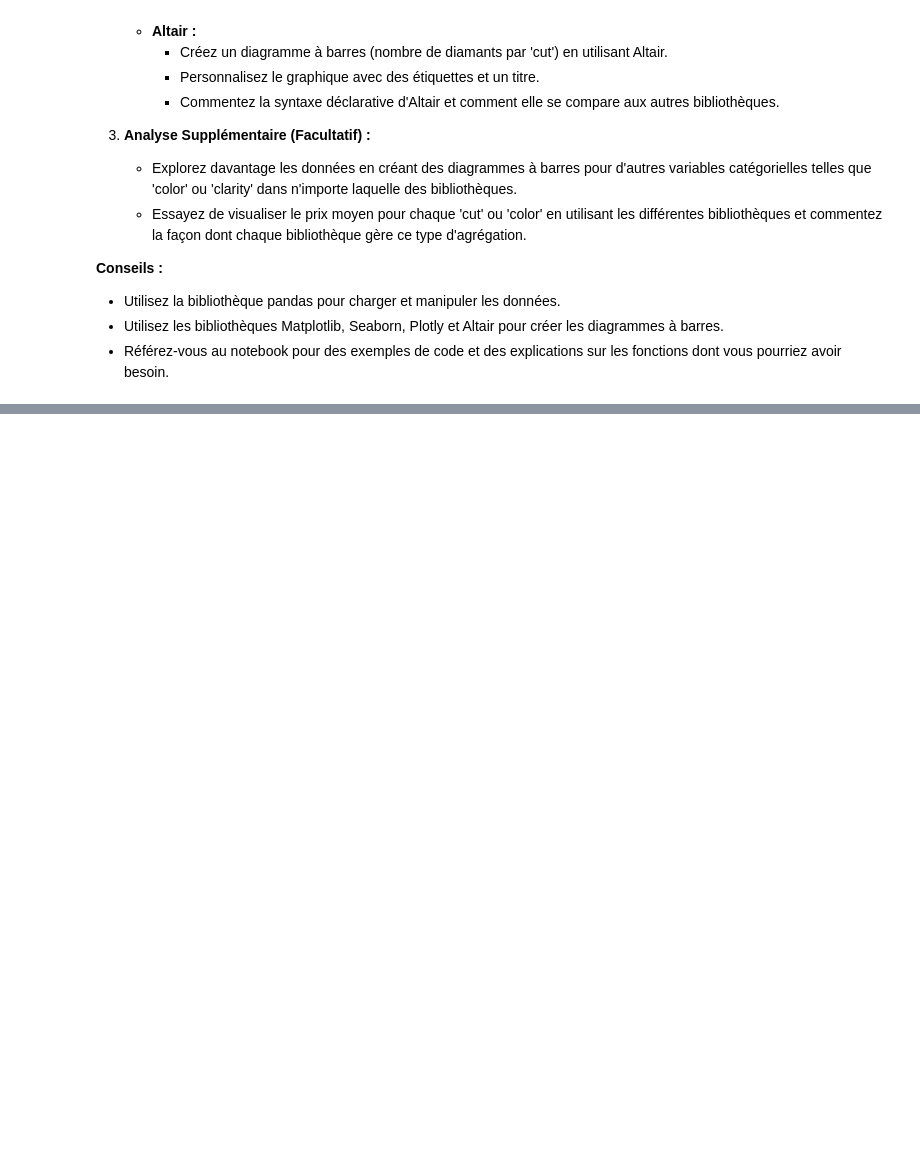
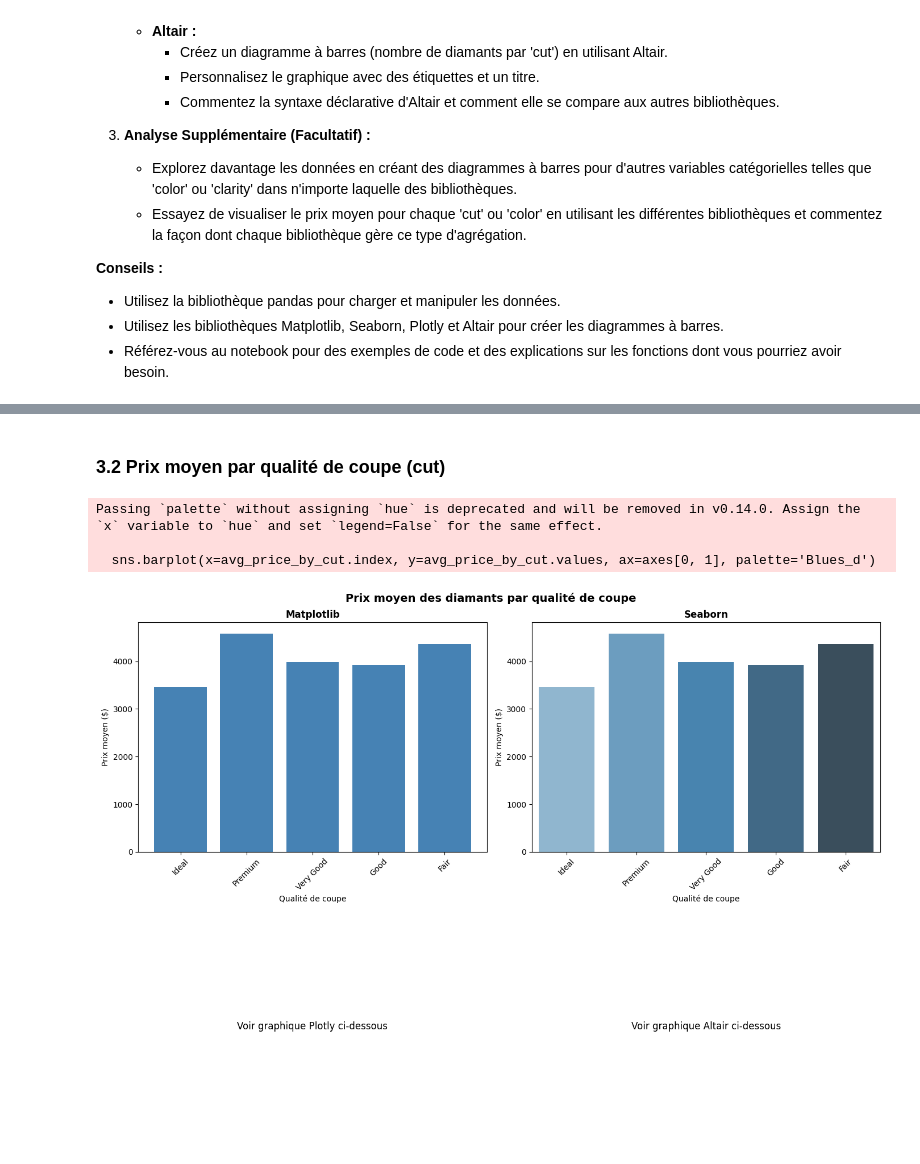
Before and after one commit to rosanajurdi/Data_Visualization_Course_2026, a Jupyter notebook: lab-sessions/lab2-barplots.ipynb, the cells around one changed output, grey strips where cells are left out. Saved outputs shown, nothing was run; the diff lists cells and outputs as text; code cells hidden in the pictures; blank space fills up the shorter version.

```diff
--- a/lab-sessions/lab2-barplots.ipynb
+++ b/lab-sessions/lab2-barplots.ipynb
@@ -88,0 +324,39 @@ Vous disposez d'un ensemble de données contenant des informations sur divers di
+# %% [markdown]
+### 3.2 Prix moyen par qualité de coupe (cut)
+# %%
+# Prix moyen par qualité de coupe - Comparaison des 4 bibliothèques
+avg_price_by_cut = diamonds_df.groupby('cut')['price'].mean().reindex(
+    ['Ideal', 'Premium', 'Very Good', 'Good', 'Fair']
+)
+
+# Créer une figure avec 2x2 subplots
+fig, axes = plt.subplots(2, 2, figsize=(14, 10))
+
+# 1. Matplotlib
+axes[0, 0].bar(avg_price_by_cut.index, avg_price_by_cut.values, color='steelblue')
+axes[0, 0].set_xlabel('Qualité de coupe')
+axes[0, 0].set_ylabel('Prix moyen ($)')
+axes[0, 0].set_title('Matplotlib', fontweight='bold')
+axes[0, 0].tick_params(axis='x', rotation=45)
+
+# 2. Seaborn
+sns.barplot(x=avg_price_by_cut.index, y=avg_price_by_cut.values, ax=axes[0, 1], palette='Blues_d')
+axes[0, 1].set_xlabel('Qualité de coupe')
+axes[0, 1].set_ylabel('Prix moyen ($)')
+axes[0, 1].set_title('Seaborn', fontweight='bold')
+axes[0, 1].tick_params(axis='x', rotation=45)
+
+# Masquer les deux derniers subplots (on utilise Plotly et Altair séparément)
+axes[1, 0].axis('off')
+axes[1, 1].axis('off')
+axes[1, 0].text(0.5, 0.5, 'Voir graphique Plotly ci-dessous', ha='center', va='center', fontsize=12)
+axes[1, 1].text(0.5, 0.5, 'Voir graphique Altair ci-dessous', ha='center', va='center', fontsize=12)
+
+plt.suptitle('Prix moyen des diamants par qualité de coupe', fontsize=14, fontweight='bold')
+plt.tight_layout()
+plt.show()
+# %% [output]
+Passing `palette` without assigning `hue` is deprecated and will be removed in v0.14.0. Assign the `x` variable to `hue` and set `legend=False` for the same effect.
+
+  sns.barplot(x=avg_price_by_cut.index, y=avg_price_by_cut.values, ax=axes[0, 1], palette='Blues_d')
+[figure, added]
```
Also changed, not shown: parts of 23 cells of this notebook.
